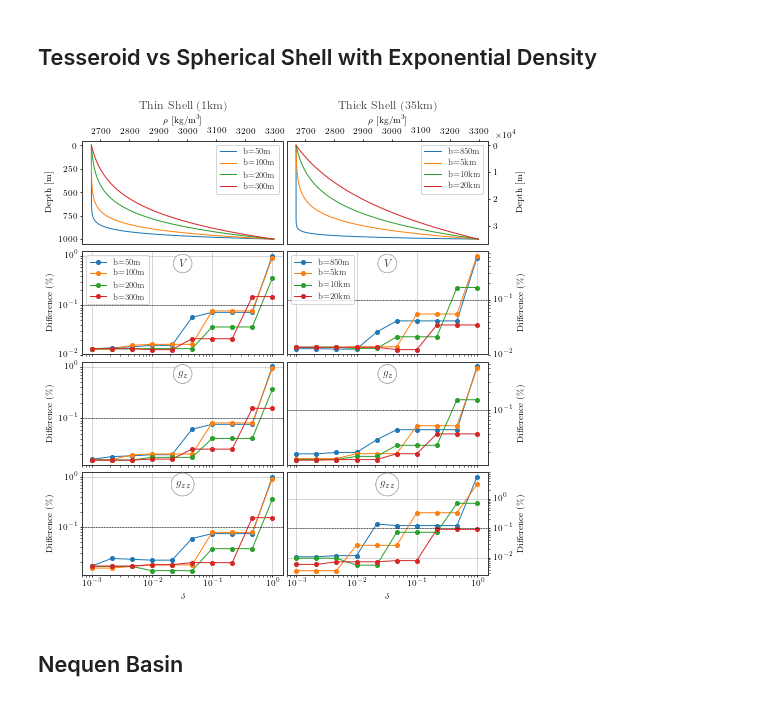
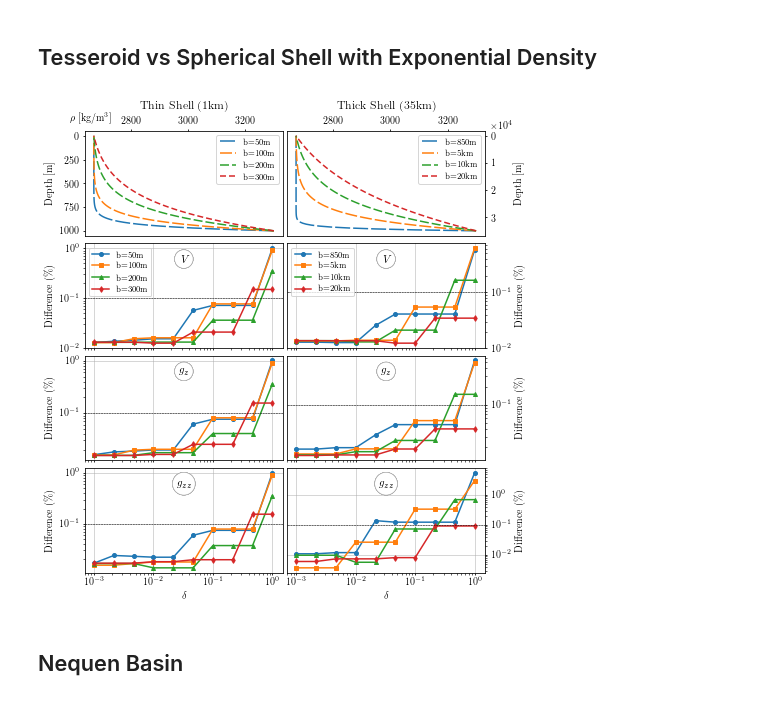
Before and after one commit to pinga-lab/tesseroid-variable-density, a Jupyter notebook: code/notebooks/08-plot-figures.ipynb, the cells around one changed output. Cells and saved outputs as stored; diff of their text form; code cells hidden in the pictures.

```diff
--- a/code/notebooks/08-plot-figures.ipynb
+++ b/code/notebooks/08-plot-figures.ipynb
@@ -509,6 +439,8 @@ top, bottom = 0, -1000
 fields = 'potential gz gzz'.split()
 titles = '$V$ $g_z$ $g_{zz}$'.split()
 b_values = [50, 100, 200, 300]
+dashes = [(10, 2), (8, 2), (6, 2), (4, 2)]
+markers = ['o', 's', '^', 'd']
 deltah = MEAN_EARTH_RADIUS
 rho0, rho1 = 2670, 3300
 labels = ["b=" + str(b) + "m" for b in b_values]
@@ -517,7 +449,7 @@ heights = np.linspace(bottom, top, 101)
 axes = [ax[0] for ax in all_axes]
 ax1 = axes[0]
 
-for b, label in zip(b_values, labels):
+for b, dash, label in zip(b_values, dashes, labels):
 
     # Define constant a in order to normalize the density function
     a = (rho1 - rho0)/(np.exp((abs(top - bottom))/b) - 1)
@@ -529,16 +461,16 @@ for b, label in zip(b_values, labels):
         return a*np.exp(-(r - deltah)/b) + c
 
     ax1.plot(density_exponential(heights), -heights,
-             '-', label=label)
+             '--', dashes=dash, label=label)
 
 for field, title, ax in zip(fields, titles, axes[1:]):
-    for b, label in zip(b_values, labels):
+    for b, label, marker in zip(b_values, labels, markers):
         diffs = np.load('results/exponential-delta/' + field + '-' +
                         '{:.1e}'.format(b) + '-thin-differences.npz')
         deltas, diff = diffs['deltas'], diffs['diffs']
-        ax.plot(deltas, diff, 'o-',
+        ax.plot(deltas, diff, '-', marker=marker,
                 markersize=4, label=label)
-        ax.text(0.5, 0.88, title, fontsize=11,
+        ax.text(0.5, 0.85, title, fontsize=11,
                 horizontalalignment='center',
                 verticalalignment='center',
                 bbox={'facecolor': 'w',
@@ -549,13 +481,12 @@ for field, title, ax in zip(fields, titles, axes[1:]):
 axes[1].legend(fontsize='small')
 
 ax1.legend(fontsize='small')
-# ax1.grid(True, linewidth=0.5, color='#aeaeae')
 ax1.set_xlabel(r"$\rho$ [kg/m$^3$]")
 ax1.set_ylabel("Depth [m]")
 ax1.invert_yaxis()
 ax1.xaxis.tick_top()
-ax1.xaxis.set_label_position('top')
-ax1.set_title("Thin Shell (1km)", y=1.25)
+ax1.xaxis.set_label_coords(0.03, 1.18)
+ax1.set_title("Thin Shell (1km)", y=1.16)
 
 for ax in axes[1:]:
     ax.plot([1e-4, 1e1], [1e-1, 1e-1], '--', color='k', linewidth=0.5)
@@ -580,6 +511,8 @@ axes[2].set_xticklabels([])
 top, bottom = 0, -35000
 fields = 'potential gz gzz'.split()
 b_values = [8.5e2, 5e3, 1e4, 2e4]
+dashes = [(10, 2), (8, 2), (6, 2), (4, 2)]
+markers = ['o', 's', '^', 'd']
 deltah = MEAN_EARTH_RADIUS
 rho0, rho1 = 2670, 3300
 labels = ["b=" + str(int(b_values[0])) + "m"]
@@ -589,7 +522,7 @@ heights = np.linspace(bottom, top, 101)
 axes = [ax[1] for ax in all_axes]
 ax1 = axes[0]
 
-for b, label in zip(b_values, labels):
+for b, dash, label in zip(b_values, dashes, labels):
 
     # Define constant a in order to normalize the density function
     a = (rho1 - rho0)/(np.exp((abs(top - bottom))/b) - 1)
@@ -601,16 +534,16 @@ for b, label in zip(b_values, labels):
         return a*np.exp(-(r - deltah)/b) + c
 
     ax1.plot(density_exponential(heights), -heights,
-             '-', label=label)
+             '--', dashes=dash, label=label)
 
 for field, title, ax in zip(fields, titles, axes[1:]):
-    for b, label in zip(b_values, labels):
+    for b, marker, label in zip(b_values, markers, labels):
         diffs = np.load('results/exponential-delta/' + field + '-' +
                         '{:.1e}'.format(b) + '-thick-differences.npz')
         deltas, diff = diffs['deltas'], diffs['diffs']
-        ax.plot(deltas, diff, 'o-',
+        ax.plot(deltas, diff, '-', marker=marker,
                 markersize=4, label=label)
-        ax.text(0.5, 0.88, title, fontsize=11,
+        ax.text(0.5, 0.85, title, fontsize=11,
                 horizontalalignment='center',
                 verticalalignment='center',
                 bbox={'facecolor': 'w',
@@ -621,45 +554,42 @@ for field, title, ax in zip(fields, titles, axes[1:]):
 axes[1].legend(fontsize='small')
 
 ax1.legend(fontsize='small')
-# ax1.grid(True, linewidth=0.5, color='#aeaeae')
-ax1.set_xlabel(r"$\rho$ [kg/m$^3$]")
 ax1.set_ylabel("Depth [m]", labelpad=18)
 ax1.invert_yaxis()
 ax1.xaxis.tick_top()
-ax1.xaxis.set_label_position('top')
 ax1.yaxis.tick_right()
 ax1.yaxis.set_label_position('right')
 ax1.ticklabel_format(style='sci', axis='y', scilimits=(0, 0))
 ax1.get_yaxis().get_offset_text().set_x(1.14)
-ax1.set_title("Thick Shell (35km)", y=1.25)
+ax1.set_title("Thick Shell (35km)", y=1.16)
 
 for ax in axes[1:]:
     ax.plot([1e-4, 1e1], [1e-1, 1e-1], '--', color='k', linewidth=0.5)
     ax.set_xlim(7e-4, 1.5e0)
     ax.set_xscale('log')
     ax.set_yscale('log')
     ax.set_ylabel('Difference (\%)')
     ax.grid(True, linewidth=0.5, color='#aeaeae')
     ax.set_axisbelow(True)
     ax.yaxis.tick_right()
     ax.yaxis.set_label_position('right')
 
 axes[-1].set_xlabel(r"$\delta$")
 
 # Sharex for preexisting axis
 axes[1].get_shared_x_axes().join(axes[1], axes[2])
 axes[1].get_shared_x_axes().join(axes[1], axes[3])
 axes[1].set_xticklabels([])
 axes[2].set_xticklabels([])
 
 
 
 fig.tight_layout(rect=[0, 0, 1, 0.99],
                  pad=0, h_pad=0, w_pad=0)
 plt.savefig('../../manuscript/figures/exponential-delta.pdf')
 plt.show()
 # %% [output]
-[figure, old version]
+[figure, new version]
 # %% [markdown]
 ## Nequen Basin
 # %% [markdown]
```
Also changed, not shown: parts of 7 cells of this notebook, 4 other files.
